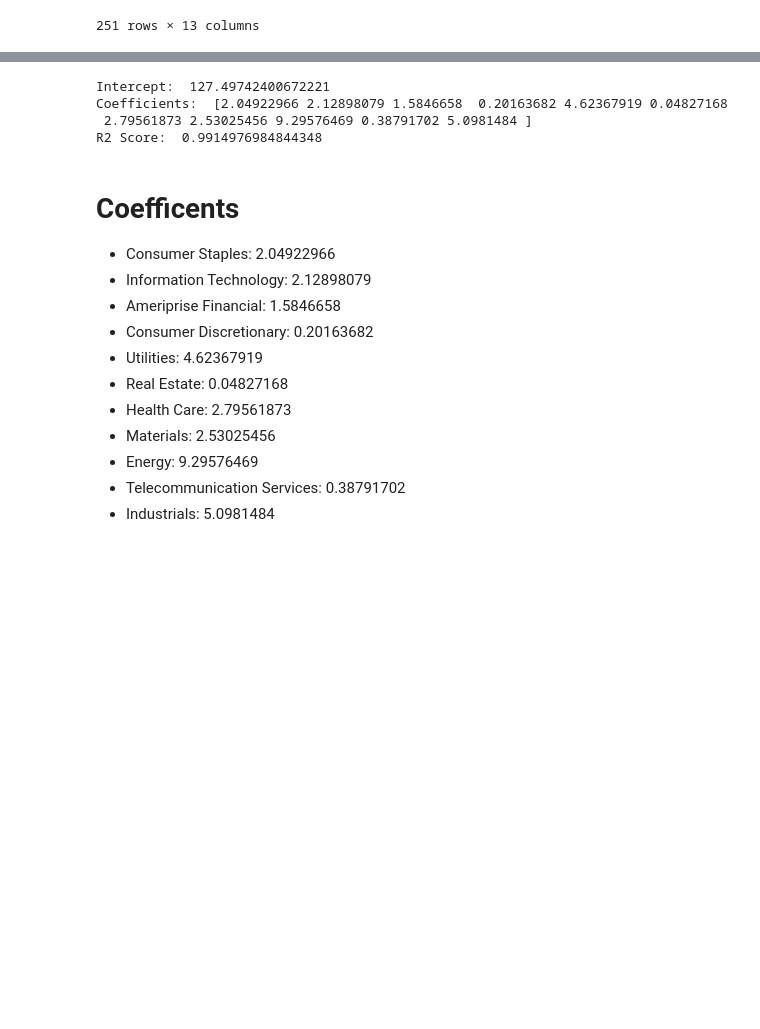
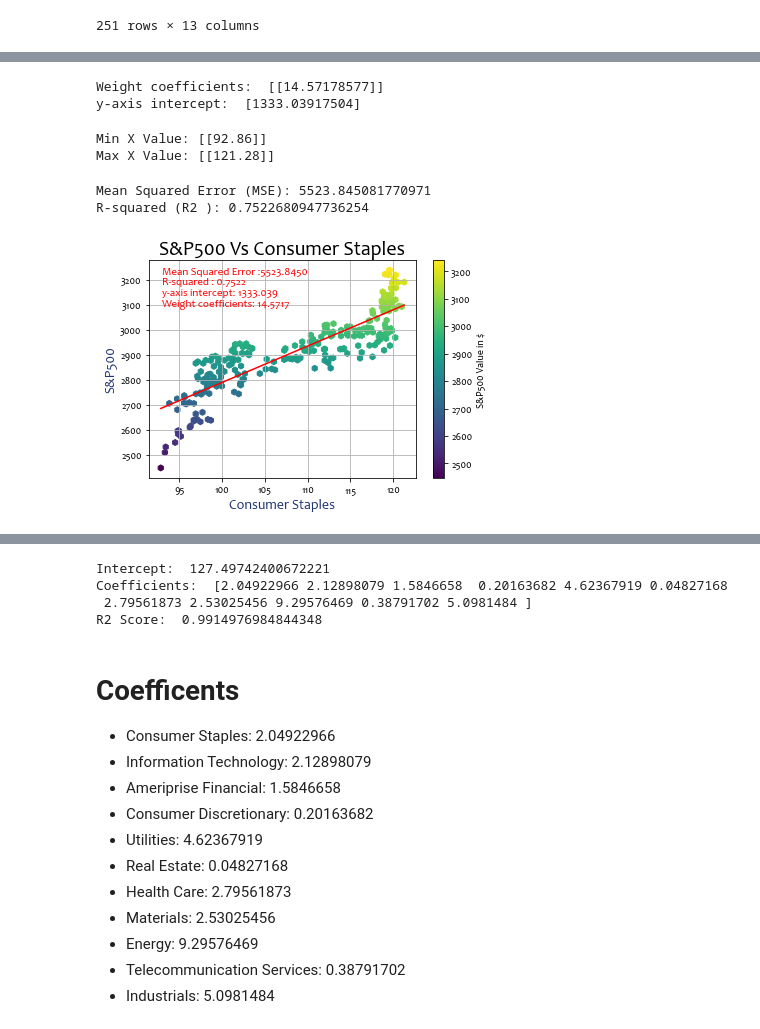
Before and after one commit to emobes22/Stock-Predictions, a Jupyter notebook: 10sector_multipleregression/tensectors_multiple_reg.ipynb, the cells around one changed output, grey strips where cells are left out. Drawn from its saved outputs; the diff is of its cells as text; code cells hidden in the pictures; blank space fills up the shorter version.

Commit message:
Enhanced charts from the 'ten sector' folder

```diff
--- a/10sector_multipleregression/tensectors_multiple_reg.ipynb
+++ b/10sector_multipleregression/tensectors_multiple_reg.ipynb
@@ -195,0 +57,63 @@ fig.savefig('Industrials.png',dpi=300)
+# %%
+
+
+model = LinearRegression()
+model.fit(X, y)
+print('Weight coefficients: ', model.coef_)
+print('y-axis intercept: ', model.intercept_)
+# %% [output]
+Weight coefficients:  [[14.57178577]]
+y-axis intercept:  [1333.03917504]
+# %%
+x_min = np.array([[X.min()]])
+x_max = np.array([[X.max()]])
+print(f"Min X Value: {x_min}")
+print(f"Max X Value: {x_max}")
+# %% [output]
+Min X Value: [[92.86]]
+Max X Value: [[121.28]]
+# %%
+y_min = model.predict(x_min)
+y_max = model.predict(x_max)
+# %%
+# Use our model to predict a value
+predicted = model.predict(X)
+
+# Score the prediction with mse and r2
+mse = mean_squared_error(y, predicted)
+r2 = r2_score(y, predicted)
+
+print(f"Mean Squared Error (MSE): {mse}")
+print(f"R-squared (R2 ): {r2}")
+# %% [output]
+Mean Squared Error (MSE): 5523.845081770971
+R-squared (R2 ): 0.7522680947736254
+# %%
+text1 = "Mean Squared Error :5523.8450"
+text2 = "R-squared : 0.7522"
+text3 = "y-axis intercept: 1333.039"
+text4 = "Weight coefficients: 14.5717"
+texts = f"{text1}\n{text2}\n{text3}\n{text4}"
+# %%
+#check for linear relationship - Consumer Staples
+
+
+
+
+
+fig, ax = plt.subplots()
+plt.scatter(tensector_df['Consumer Staples'],tensector_df['S&P'],c=tensector_df['S&P'],marker="h")
+plt.title('S&P500 Vs Consumer Staples',fontsize=20)
+plt.xlabel('Consumer Staples',color='#203776',fontsize=14)
+plt.ylabel('S&P500',color='#203776',fontsize=14)
+plt.grid(True)
+plt.rcParams["font.family"] = "candara"
+plt.annotate(texts,(93,3100),fontsize=11,color="red")
+clb = plt.colorbar()
+clb.set_label("S&P500 Value in $")
+plt.plot([x_min[0], x_max[0]], [y_min[0], y_max[0]], c='red')
+plt.show()
+
+fig.savefig('Consumer Staples.png',dpi=300)
+# %% [output]
+[figure, added]
```
Also changed, not shown: parts of 96 cells of this notebook, 11 other files.
